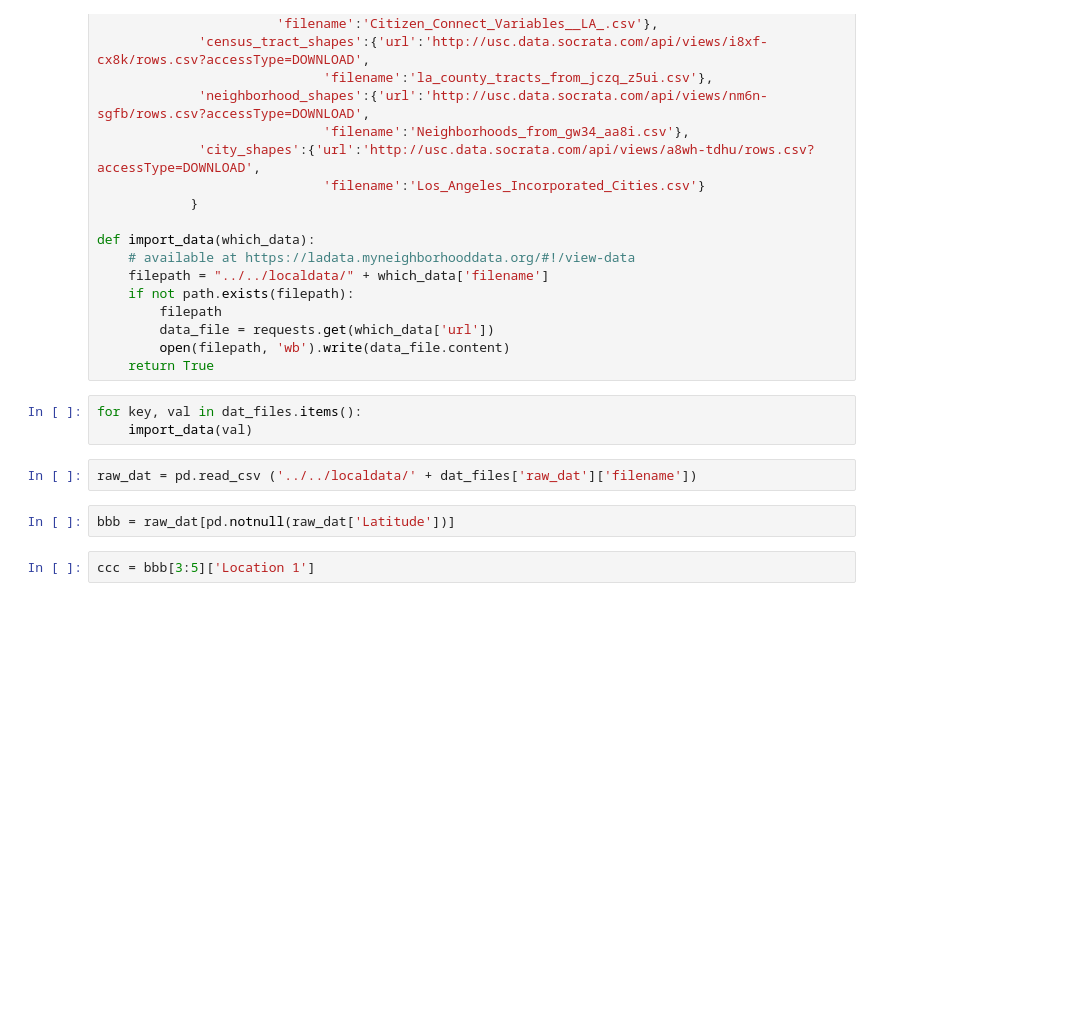
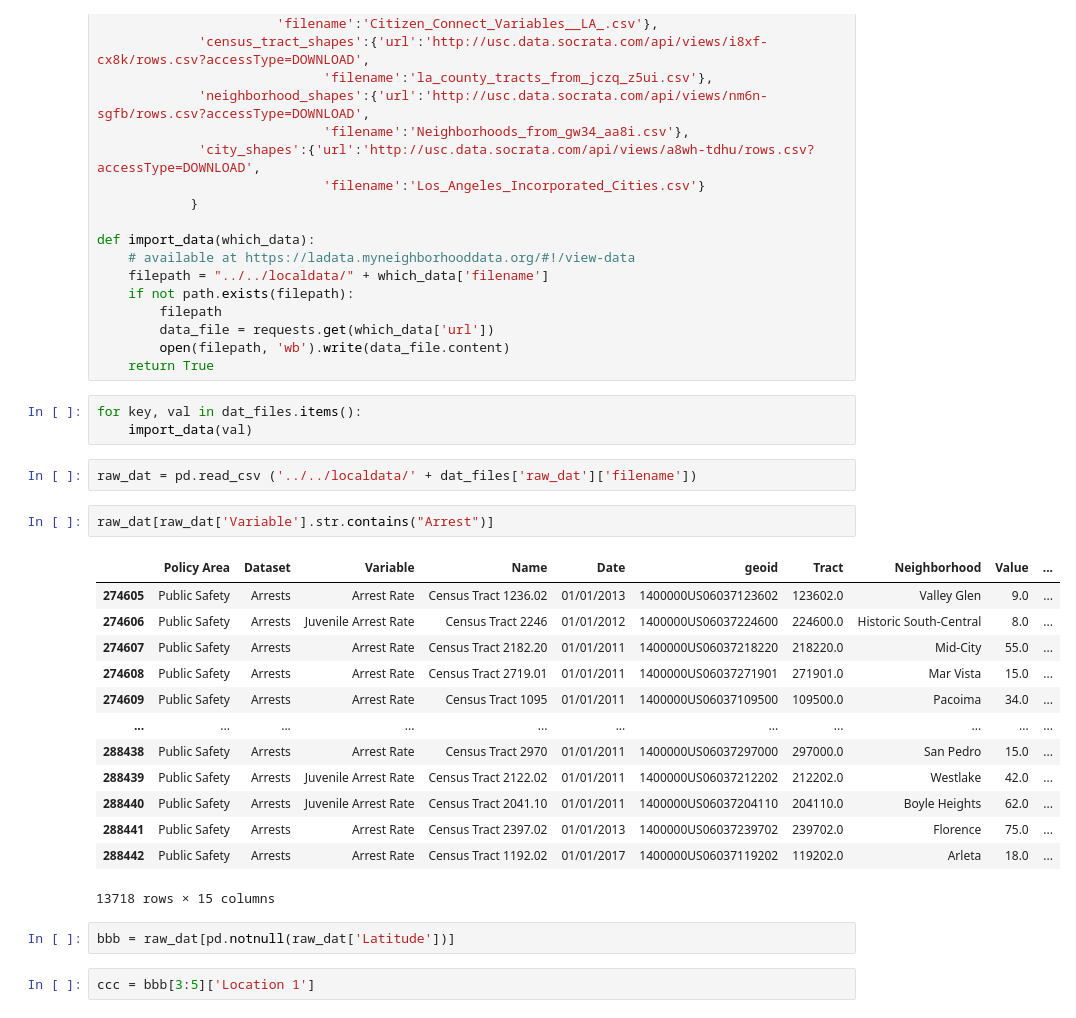
Before and after one commit to ahla-brfoley/abundanthousingla, a Jupyter notebook: Data_Sources/ndsc_data_parsing/ndsc_import.ipynb, the cells around one changed output. Drawn from its saved outputs; the diff is of its cells as text; blank space fills up the shorter version.

```diff
--- a/Data_Sources/ndsc_data_parsing/ndsc_import.ipynb
+++ b/Data_Sources/ndsc_data_parsing/ndsc_import.ipynb
@@ -26,6 +26,22 @@ for key, val in dat_files.items():
     import_data(val)
 # %%
 raw_dat = pd.read_csv ('../../localdata/' + dat_files['raw_dat']['filename'])
+# %%
+raw_dat[raw_dat['Variable'].str.contains("Arrest")]
+# %% [output]
+|  | Policy Area | Dataset | Variable | Name | Date | geoid | Tract | Neighborhood | Value | ... |
+| 274605 | Public Safety | Arrests | Arrest Rate | Census Tract 1236.02 | 01/01/2013 | 1400000US06037123602 | 123602.0 | Valley Glen | 9.0 | ... |
+| 274606 | Public Safety | Arrests | Juvenile Arrest Rate | Census Tract 2246 | 01/01/2012 | 1400000US06037224600 | 224600.0 | Historic South-Central | 8.0 | ... |
+| 274607 | Public Safety | Arrests | Arrest Rate | Census Tract 2182.20 | 01/01/2011 | 1400000US06037218220 | 218220.0 | Mid-City | 55.0 | ... |
+| 274608 | Public Safety | Arrests | Arrest Rate | Census Tract 2719.01 | 01/01/2011 | 1400000US06037271901 | 271901.0 | Mar Vista | 15.0 | ... |
+| 274609 | Public Safety | Arrests | Arrest Rate | Census Tract 1095 | 01/01/2011 | 1400000US06037109500 | 109500.0 | Pacoima | 34.0 | ... |
+| ... | ... | ... | ... | ... | ... | ... | ... | ... | ... | ... |
+| 288438 | Public Safety | Arrests | Arrest Rate | Census Tract 2970 | 01/01/2011 | 1400000US06037297000 | 297000.0 | San Pedro | 15.0 | ... |
+| 288439 | Public Safety | Arrests | Juvenile Arrest Rate | Census Tract 2122.02 | 01/01/2011 | 1400000US06037212202 | 212202.0 | Westlake | 42.0 | ... |
+| 288440 | Public Safety | Arrests | Juvenile Arrest Rate | Census Tract 2041.10 | 01/01/2011 | 1400000US06037204110 | 204110.0 | Boyle Heights | 62.0 | ... |
+| 288441 | Public Safety | Arrests | Arrest Rate | Census Tract 2397.02 | 01/01/2013 | 1400000US06037239702 | 239702.0 | Florence | 75.0 | ... |
+| 288442 | Public Safety | Arrests | Arrest Rate | Census Tract 1192.02 | 01/01/2017 | 1400000US06037119202 | 119202.0 | Arleta | 18.0 | ... |
+13718 rows × 15 columns
 # %%
 bbb = raw_dat[pd.notnull(raw_dat['Latitude'])]
 # %%
```
Also changed, not shown: parts of 23 cells of this notebook, 2 other files.
